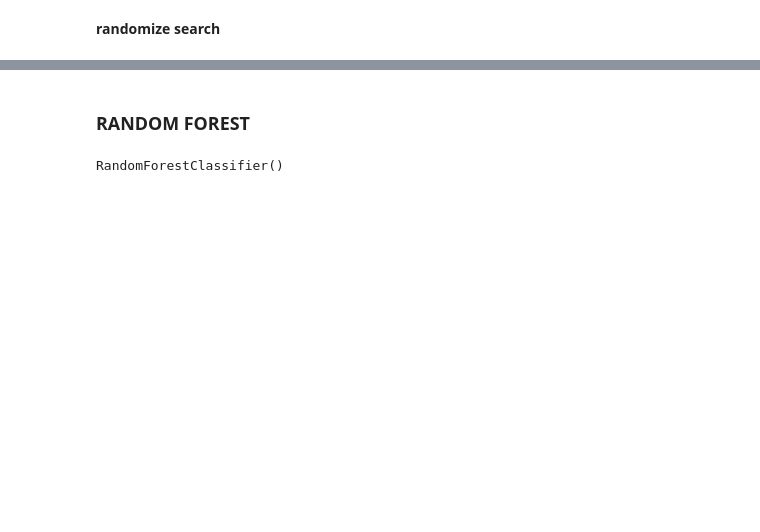
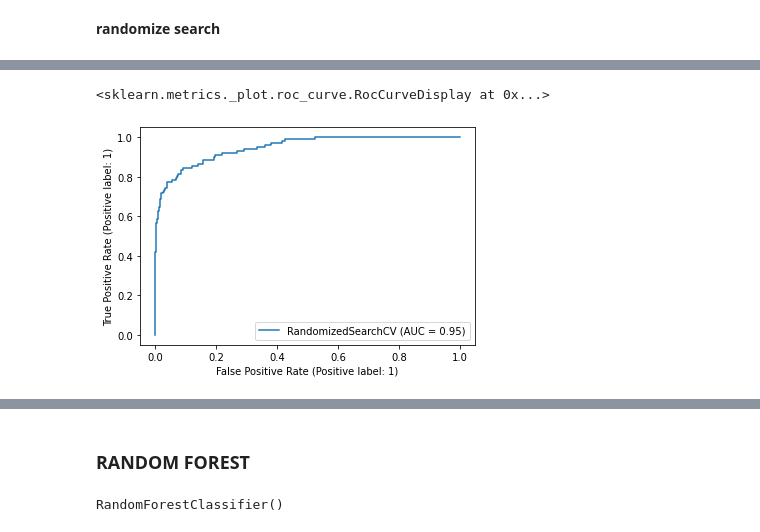
Before and after one commit to amalmon/cardio-vascular-risk-prediction, a Jupyter notebook: cardio_vascular_risk_prediction_individual_notebook_by_AMAL.ipynb, the cells around one changed output, grey strips where cells are left out. Saved outputs shown, nothing was run; the diff lists cells and outputs as text; code cells hidden in the pictures; blank space fills up the shorter version.

```diff
--- a/cardio_vascular_risk_prediction_individual_notebook_by_AMAL.ipynb
+++ b/cardio_vascular_risk_prediction_individual_notebook_by_AMAL.ipynb
@@ -825,5 +818,6 @@ import xgboost
 # %%
-classifier=xgboost.XGBClassifier()
+classifier=XGBClassifier()
 # %%
-random_search=RandomizedSearchCV(classifier,param_distributions=params,n_iter=5,scoring='roc_auc',n_jobs=-1,cv=5,verbose=3)
+#calling random search
+random_search=RandomizedSearchCV(classifier,param_distributions=params,n_iter=5,scoring='roc_auc',n_jobs=-1,cv=10,verbose=3)
 # %%
@@ -871,0 +868,5 @@ score.mean()
+# %%
+plot_roc_curve(random_search, X_test, Y_test)
+# %% [output]
+<sklearn.metrics._plot.roc_curve.RocCurveDisplay at 0x...>
+[figure, added]
```
Also changed, not shown: parts of 51 cells of this notebook.
